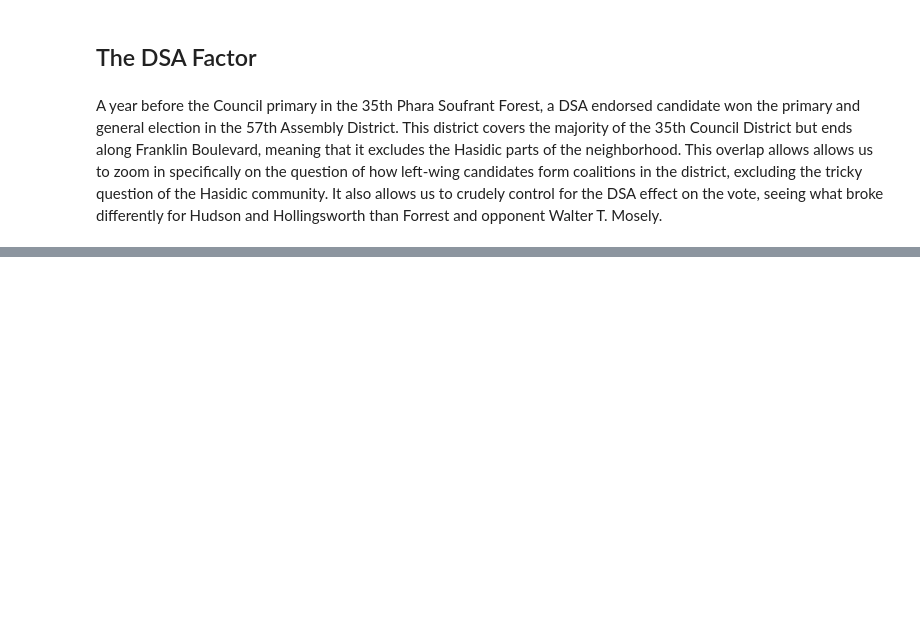
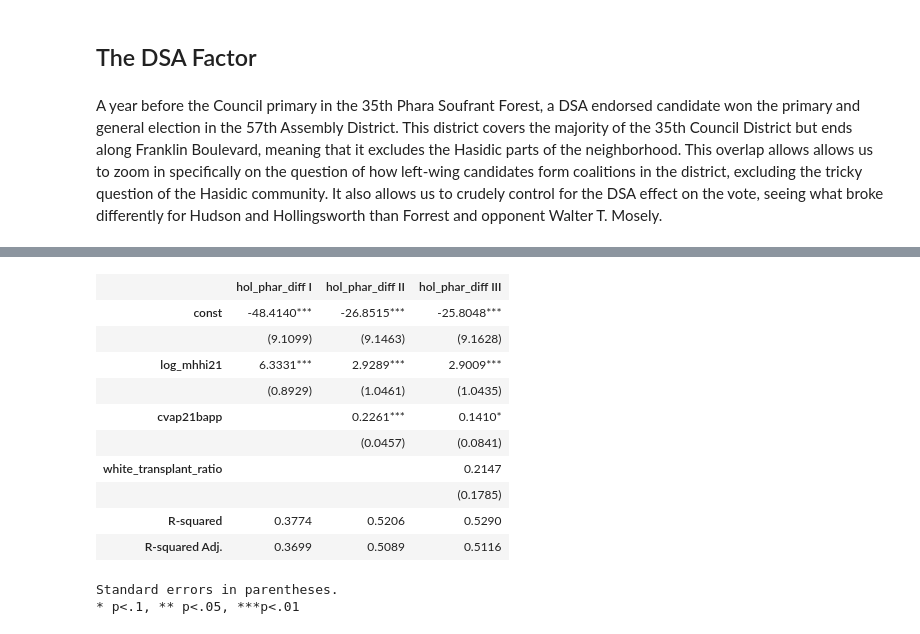
Before and after one commit to SamTGoodson/member_chapters, a Jupyter notebook: notebooks/district_35.ipynb, the cells around one changed output, grey strips where cells are left out. Drawn from its saved outputs; the diff is of its cells as text; code cells hidden in the pictures; blank space fills up the shorter version.

```diff
--- a/notebooks/district_35.ipynb
+++ b/notebooks/district_35.ipynb
@@ -93,0 +144,16 @@ A year before the Council primary in the 35th Phara Soufrant Forest, a DSA endor
+# %%
+summary_col([mod1,mod2,mod3], stars=True)
+# %% [output]
+|  | hol_phar_diff I | hol_phar_diff II | hol_phar_diff III |
+| const | -48.4140*** | -26.8515*** | -25.8048*** |
+|  | (9.1099) | (9.1463) | (9.1628) |
+| log_mhhi21 | 6.3331*** | 2.9289*** | 2.9009*** |
+|  | (0.8929) | (1.0461) | (1.0435) |
+| cvap21bapp |  | 0.2261*** | 0.1410* |
+|  |  | (0.0457) | (0.0841) |
+| white_transplant_ratio |  |  | 0.2147 |
+|  |  |  | (0.1785) |
+| R-squared | 0.3774 | 0.5206 | 0.5290 |
+| R-squared Adj. | 0.3699 | 0.5089 | 0.5116 |
+Standard errors in parentheses.
+* p<.1, ** p<.05, ***p<.01
```
Also changed, not shown: parts of 7 cells of this notebook, 26 other files.
